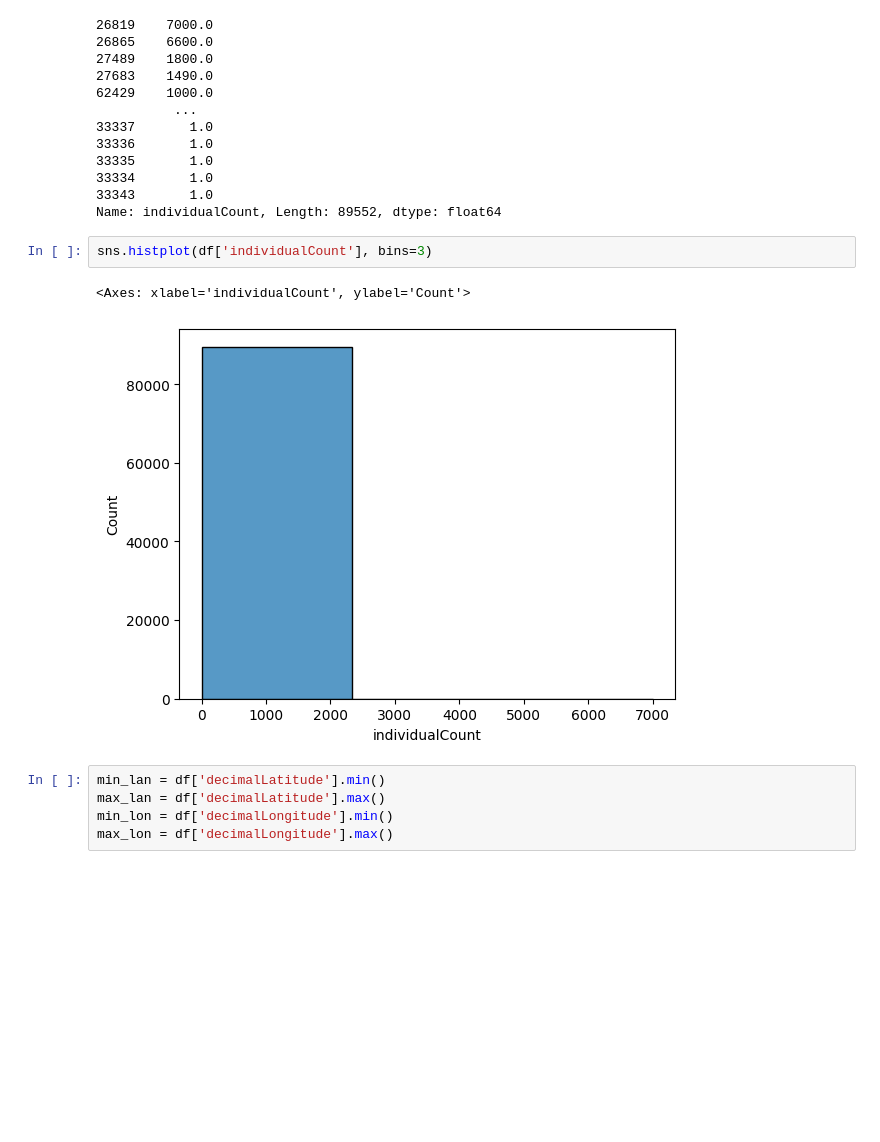
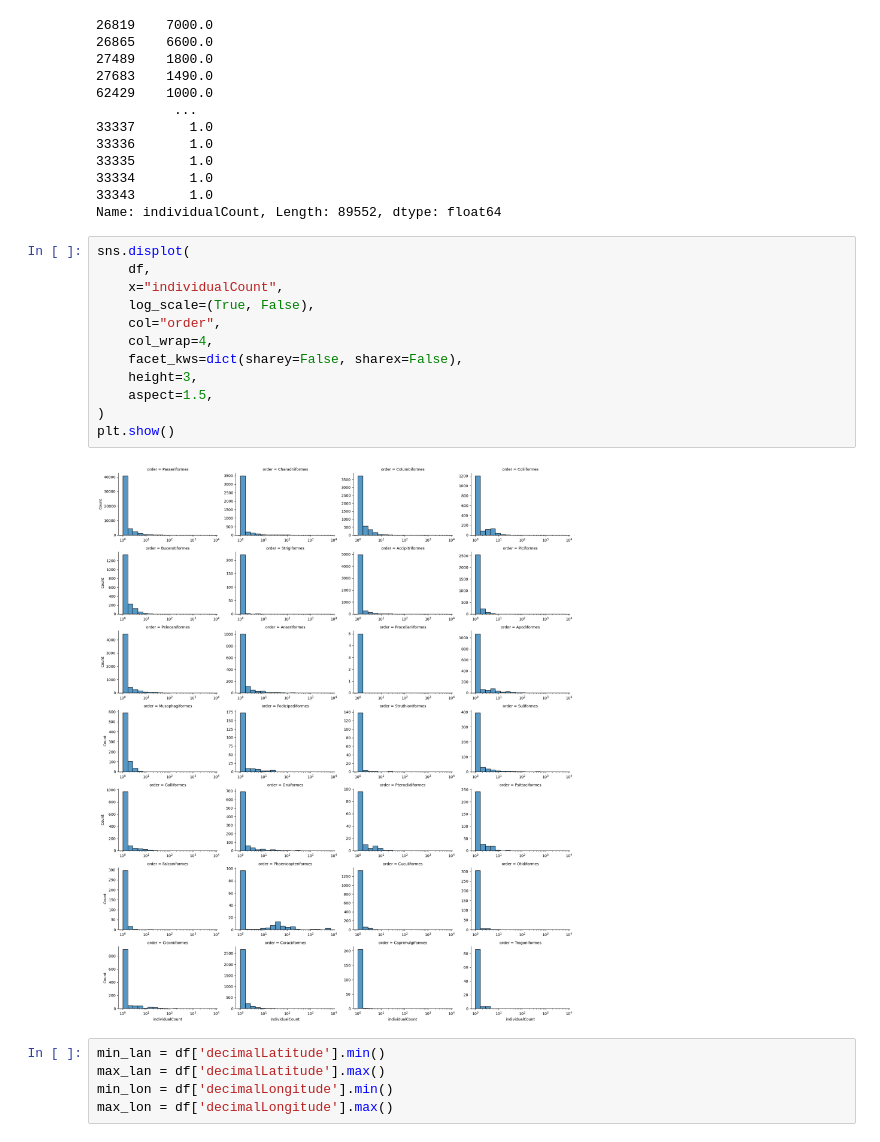
Before and after one commit to zahra-zibzee/Environmental-Data-Analysis, a Jupyter notebook: Project2/question1.ipynb, the cells around one changed output. Cells and saved outputs as stored; diff of their text form; blank space fills up the shorter version.

```diff
--- a/Project2/question1.ipynb
+++ b/Project2/question1.ipynb
@@ -180,11 +181,20 @@ df['individualCount'].sort_values(ascending=False)
 33334       1.0
 33343       1.0
 Name: individualCount, Length: 89552, dtype: float64
-# %%
-sns.histplot(df['individualCount'], bins=3)
-# %% [output]
-<Axes: xlabel='individualCount', ylabel='Count'>
-[figure, removed]
+# %%
+sns.displot(
+    df,
+    x="individualCount",
+    log_scale=(True, False),
+    col="order",
+    col_wrap=4,
+    facet_kws=dict(sharey=False, sharex=False),
+    height=3,
+    aspect=1.5,
+)
+plt.show()
+# %% [output]
+[figure, added]
 # %%
 min_lan = df['decimalLatitude'].min()
 max_lan = df['decimalLatitude'].max()
```
Also changed, not shown: parts of 3 cells of this notebook.
